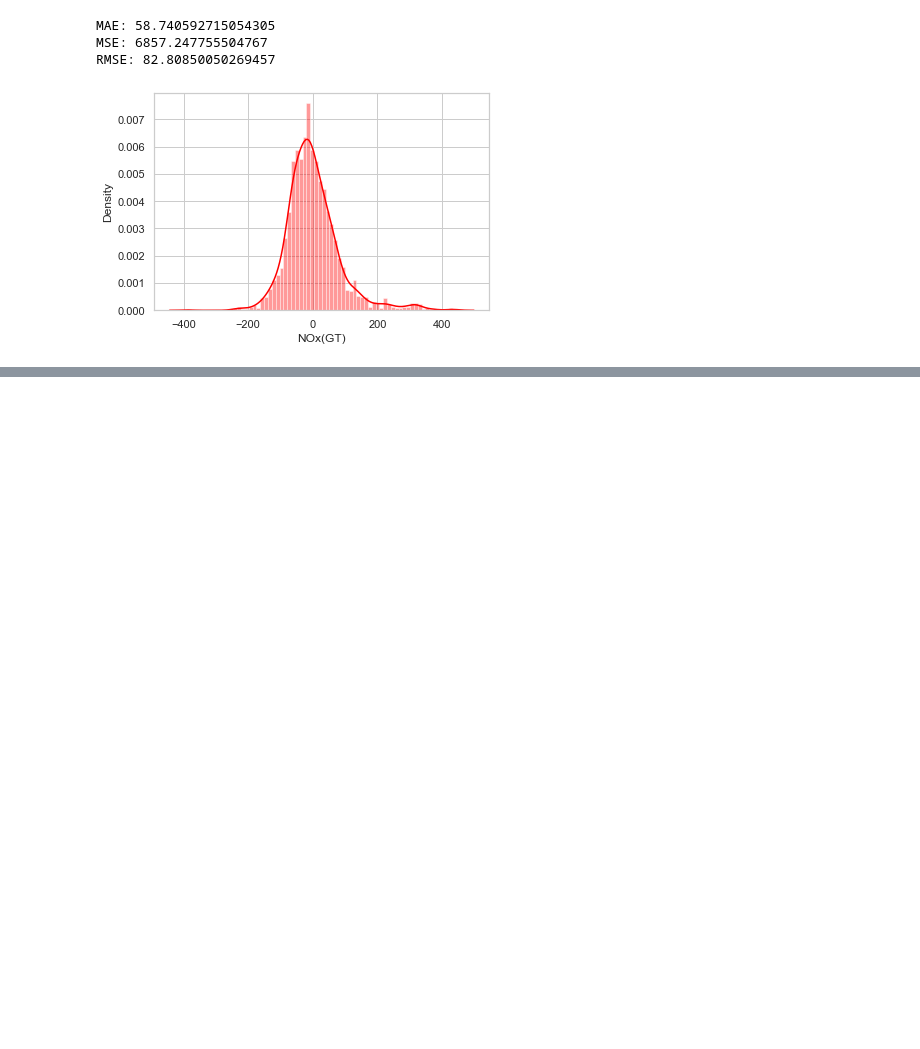
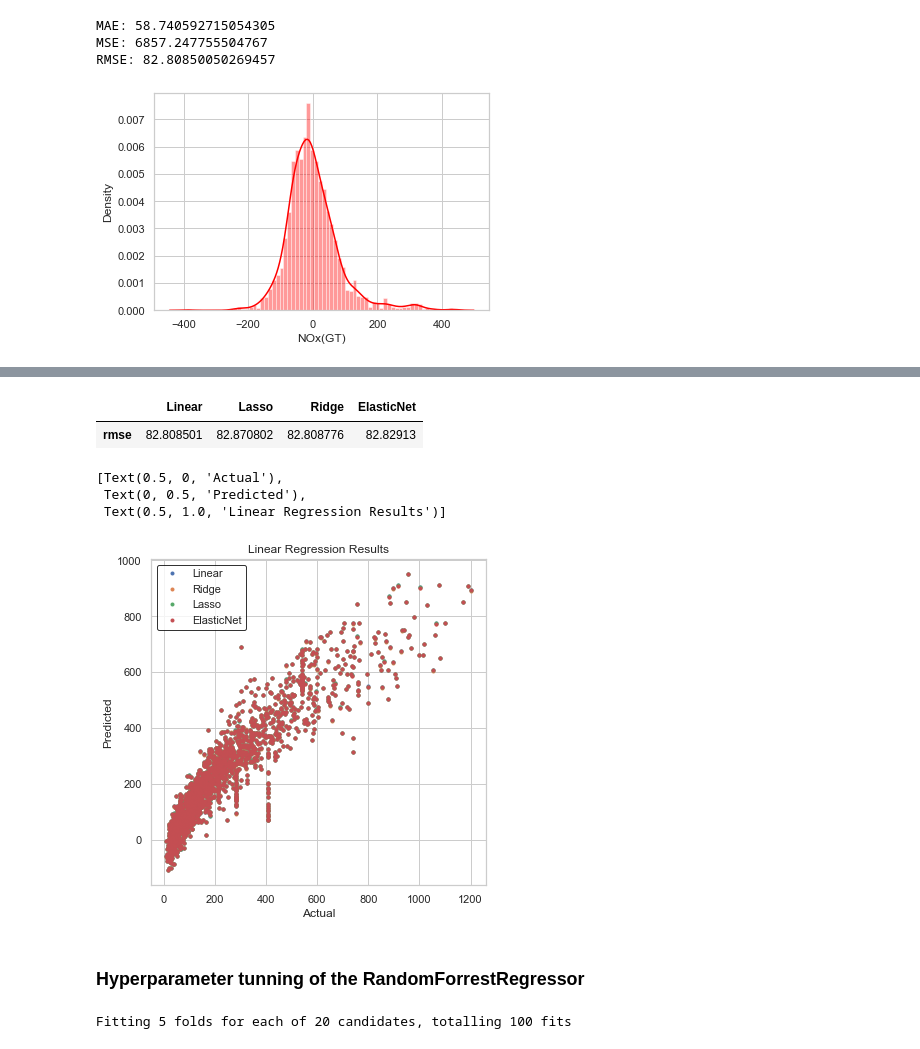
Before and after one commit to LucianPopaLVP/Project-3---Supervised-Learning---Regression, a Jupyter notebook: Untitled.ipynb, the cells around one changed output, grey strips where cells are left out. Saved outputs shown, nothing was run; the diff lists cells and outputs as text; code cells hidden in the pictures; blank space fills up the shorter version.

```diff
--- a/Untitled.ipynb
+++ b/Untitled.ipynb
@@ -705,0 +713,61 @@ pd.DataFrame([[linear_score, lasso_score, ridge_score]],columns=['linear', 'lass
+# %%
+def rmse(ytrue, ypredicted):
+    return np.sqrt(mean_squared_error(ytrue, ypredicted))
+
+# Fit a basic linear regression model
+linearRegression = LinearRegression().fit(X_train, y_train)
+linearRegression_rmse = rmse(y_test, linearRegression.predict(X_test))
+
+# Fit a regular (non-cross validated) Ridge model
+alphas = [0.005, 0.05, 0.1, 0.3, 1, 3, 5, 10, 15, 30, 80]
+ridgeCV = RidgeCV(alphas=alphas, cv=4).fit(X_train, y_train)
+ridgeCV_rmse = rmse(y_test, ridgeCV.predict(X_test))
+
+# Fit a Lasso model using cross validation and determine the optimum value for 𝛼
+alphas2 = np.array([1e-5, 5e-5, 0.0001, 0.0005])
+lassoCV = LassoCV(alphas=alphas2,
+                  max_iter=5e4,
+                  cv=3).fit(X_train, y_train)
+lassoCV_rmse = rmse(y_test, lassoCV.predict(X_test))
+
+# Fit elastic net with the same set of alphas as lasso
+l1_ratios = np.linspace(0.1, 0.9, 9)
+elasticNetCV = ElasticNetCV(alphas=alphas2,
+                            l1_ratio=l1_ratios,
+                            max_iter=1e4).fit(X_train, y_train)
+elasticNetCV_rmse = rmse(y_test, elasticNetCV.predict(X_test))
+
+
+rmse_vals = [linearRegression_rmse, ridgeCV_rmse, lassoCV_rmse, elasticNetCV_rmse]
+
+labels = ['Linear', 'Lasso', 'Ridge' 'ElasticNet']
+
+# creating a pandas dataframe for comparing root-mean square errors
+rmse_df = pd.DataFrame([[linearRegression_rmse, ridgeCV_rmse, lassoCV_rmse, elasticNetCV_rmse]],columns=['Linear', 'Lasso', 'Ridge', 'ElasticNet'], index=['rmse'])
+rmse_df
+# %% [output]
+|  | Linear | Lasso | Ridge | ElasticNet |
+| rmse | 82.808501 | 82.870802 | 82.808776 | 82.82913 |
+# %%
+# plotting the results: prediction vs actual values
+
+f = plt.figure(figsize=(6,6))
+ax = plt.axes()
+
+labels, models = ['Linear', 'Ridge', 'Lasso', 'ElasticNet'], [linearRegression, ridgeCV, lassoCV, elasticNetCV]
+
+for mod, label in zip(models, labels):
+    ax.plot(y_test, mod.predict(X_test), marker='o', ls='', ms=3.0, label=label, alpha=1)
+
+leg = plt.legend(frameon=True)
+leg.get_frame().set_edgecolor('black')
+leg.get_frame().set_linewidth(1.0)
+
+ax.set(xlabel='Actual', ylabel='Predicted', title='Linear Regression Results')
+# %% [output]
+[Text(0.5, 0, 'Actual'),
+ Text(0, 0.5, 'Predicted'),
+ Text(0.5, 1.0, 'Linear Regression Results')]
+[figure, added]
+# %% [markdown]
+### Hyperparameter tunning of the RandomForrestRegressor
@@ -705,0 +780,17 @@ pd.DataFrame([[linear_score, lasso_score, ridge_score]],columns=['linear', 'lass
+# %%
+# Tune Ranndom Forest Regressor
+from sklearn.model_selection import RandomizedSearchCV
+np.random.seed(2425)
+
+# Setup random hyperparam search for RandomForestClassifier
+rs_rfr = RandomizedSearchCV(RandomForestRegressor(),
+                                param_distributions=rfr_grid,
+                                cv=5,
+                                n_iter=20,
+                                verbose=True,
+                                n_jobs=-1)
+
+# Fit random hyperparam search model for RandomForestClassifier
+rs_rfr.fit(X_train, y_train)
+# %% [output]
+Fitting 5 folds for each of 20 candidates, totalling 100 fits
```
Also changed, not shown: parts of 6 cells of this notebook.
